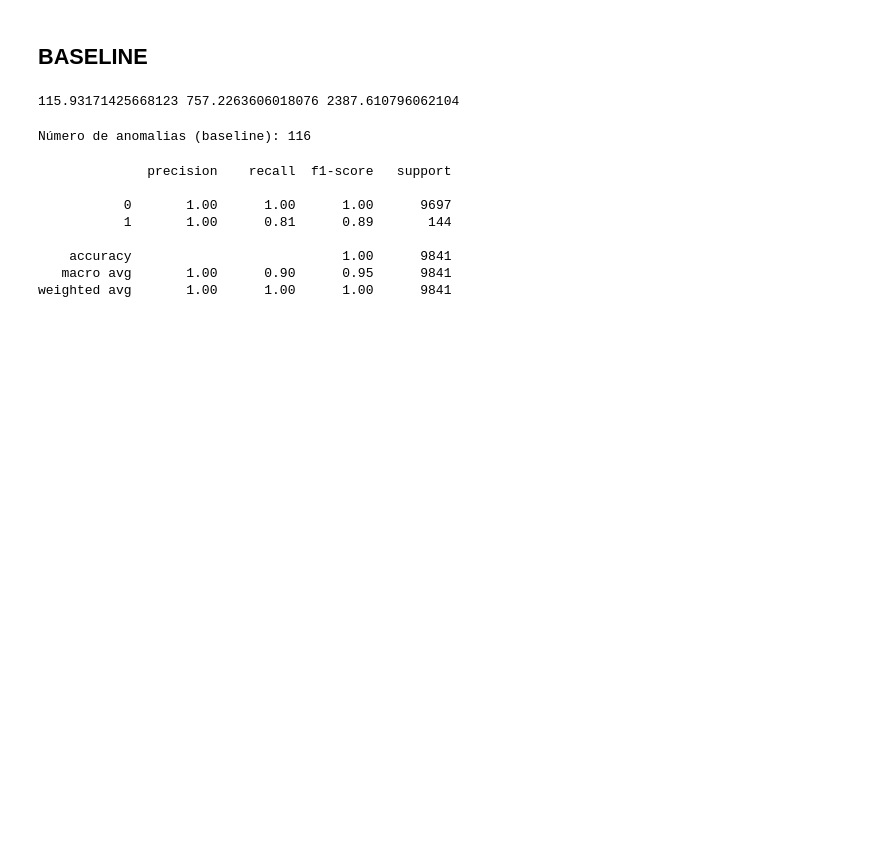
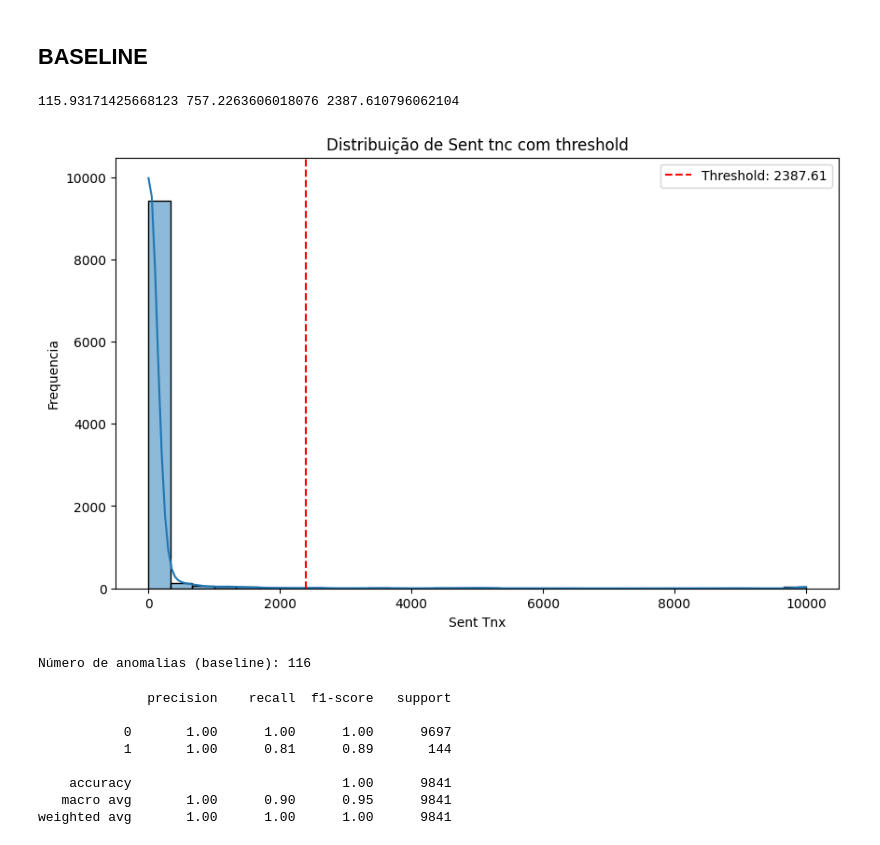
Before and after one commit to lucaschini/cripto-fraud-analysis, a Jupyter notebook: Crypto_EBAC_2025.ipynb, the cells around one changed output. Cells and saved outputs as stored; diff of their text form; code cells hidden in the pictures; blank space fills up the shorter version.

```diff
--- a/Crypto_EBAC_2025.ipynb
+++ b/Crypto_EBAC_2025.ipynb
@@ -150,9 +144,16 @@ df['baseline_anomaly'] = df['Sent tnx'].apply(lambda x: 1 if x > threshold else
 # %%
 # Exibir histograma com o threshold
 plt.figure(figsize=(10,6))
 sns.histplot(df["Sent tnx"], bins=30, kde=True)
 
-plt.axv
+plt.axvline(x=threshold, color='red', linestyle='--', label=f'Threshold: {threshold:.2f}')
+plt.xlabel("Sent Tnx")
+plt.ylabel("Frequencia")
+plt.title("Distribuição de Sent tnc com threshold")
+plt.legend()
+plt.show()
+# %% [output]
+[figure, added]
 # %%
 print('Número de anomalias (baseline):', df['baseline_anomaly'].sum())
 # %% [output]
```
Also changed, not shown: parts of 11 cells of this notebook.
